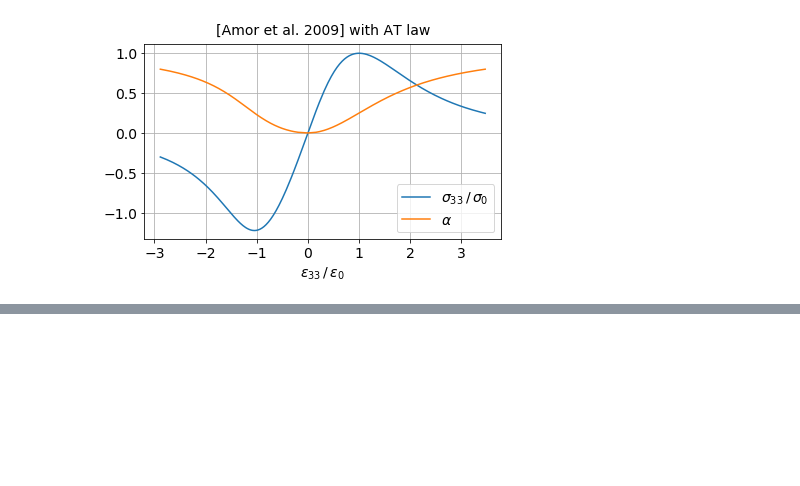
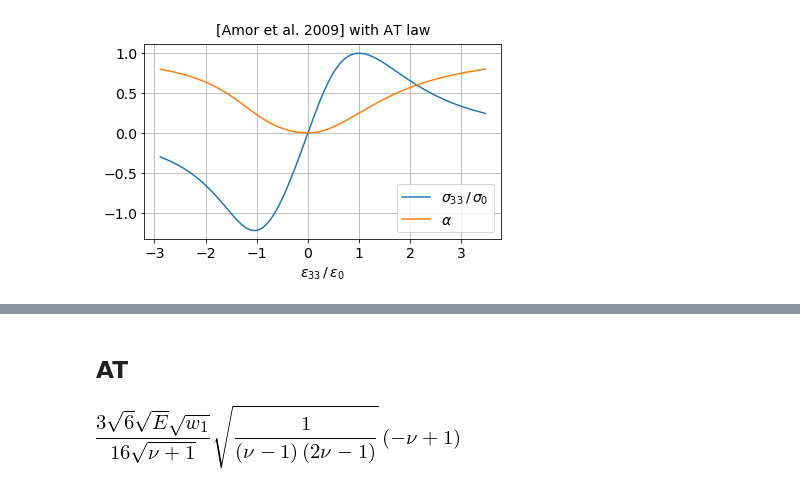
Before and after one commit to Radhi93/uniaxial-gradient-damage, a Jupyter notebook: Uniaxial Gradient Damage.ipynb, the cells around one changed output, grey strips where cells are left out. Saved outputs shown, nothing was run; the diff lists cells and outputs as text; code cells hidden in the pictures; blank space fills up the shorter version.

```diff
--- a/Uniaxial Gradient Damage.ipynb
+++ b/Uniaxial Gradient Damage.ipynb
@@ -382,0 +435,10 @@ plt.tight_layout()
+# %% [markdown]
+## AT
+# %%
+# Maximal stress
+
+freddi = Freddi("AT", "Traction")
+freddi.set_eps0_sig0()
+freddi._sig0
+# %% [output]
+[figure, added]
```
Also changed, not shown: parts of 19 cells of this notebook.
